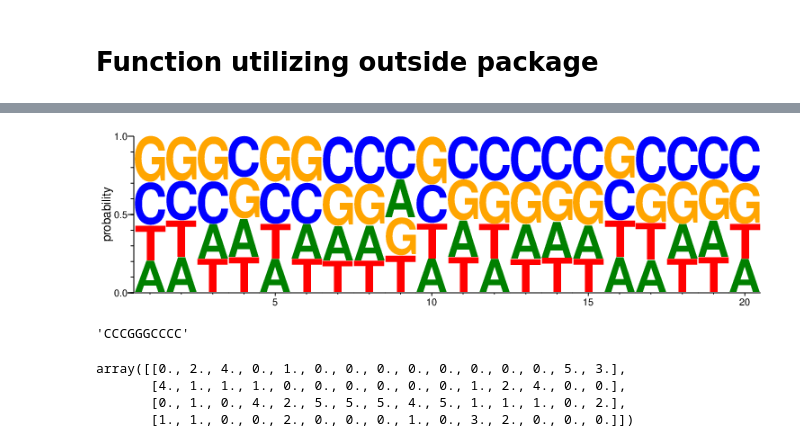
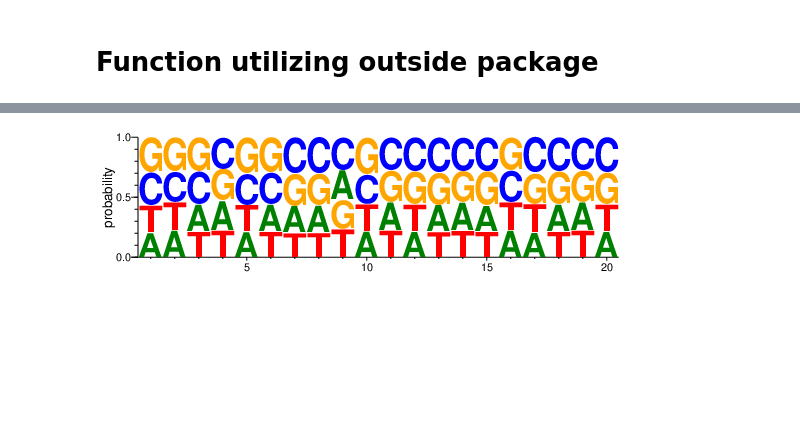
Before and after one commit to kairitanaka/gibby, a Jupyter notebook: extract_peak_seq.ipynb, the cells around one changed output, grey strips where cells are left out. Drawn from its saved outputs; the diff is of its cells as text; code cells hidden in the pictures; blank space fills up the shorter version.

```diff
--- a/extract_peak_seq.ipynb
+++ b/extract_peak_seq.ipynb
@@ -154,3 +201,4 @@ freq
 # %%
-pfm = GetPFM(foo)
+pfm = get_profile(foo)
 pfm
+pwm = seqlogo.pfm2pwm(pfm.T)
@@ -166,3 +204,0 @@ array([[625., 685., 679., 729., 657., 669., 666., 689., 740., 663., 718.,
-# %%
-pwm = GetPWM(foo)
-pwm
@@ -211,4 +204,0 @@ def GetPWM(binding_sites, background_freqs=[0.25, 0.25, 0.25, 0.25]):
-# %%
-foo5 = foo3[0:100000]
-pwm = GetPWM(foo5)
-pwm
@@ -224,12 +205,12 @@ array([[-0.12778916, -0.15945116, -0.06048613, -0.12778916, -0.10912022,
 # %%
 import seqlogo
 ## make seqlogo PWM object
 seq_pwm = seqlogo.Pwm(pwm)
 ## Convert to ppm needed for plotting
 seq_ppm = seqlogo.Ppm(seqlogo.pwm2ppm(seq_pwm))
-seqlogo.seqlogo(seq_ppm, ic_scale = False, format = 'png', size = 'large')
+seqlogo.seqlogo(seq_ppm, ic_scale = False, format = 'png', size = 'medium')
 # %% [output]
-[figure, old version]
+[figure, new version]
 # %%
 def consensus_seq(best_motifs, k) -> str:
     """Returns the consensus sequence of the best motifs."""
@@ -243,7 +224,3 @@ def consensus_seq(best_motifs, k) -> str:
         base = max(profile[i], key=profile[i].get)
         consensus += base
     return consensus
-# %%
-consensus_seq(foo3, 10)
-# %% [output]
-'CCCGGGCCCC'
@@ -255,8 +226,0 @@ freq2 = find_background_freq(test_list)
-# %%
-pfm = GetPFM(foo4)
-pfm
-# %% [output]
-array([[0., 2., 4., 0., 1., 0., 0., 0., 0., 0., 0., 0., 0., 5., 3.],
-       [4., 1., 1., 1., 0., 0., 0., 0., 0., 0., 1., 2., 4., 0., 0.],
-       [0., 1., 0., 4., 2., 5., 5., 5., 4., 5., 1., 1., 1., 0., 2.],
-       [1., 1., 0., 0., 2., 0., 0., 0., 1., 0., 3., 2., 0., 0., 0.]])
```
Also changed, not shown: parts of 30 cells of this notebook.
